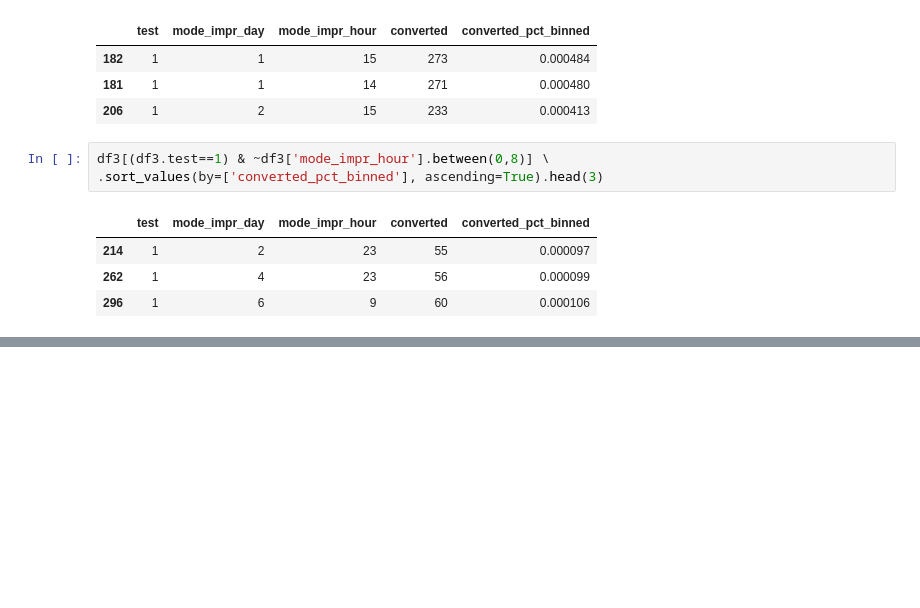
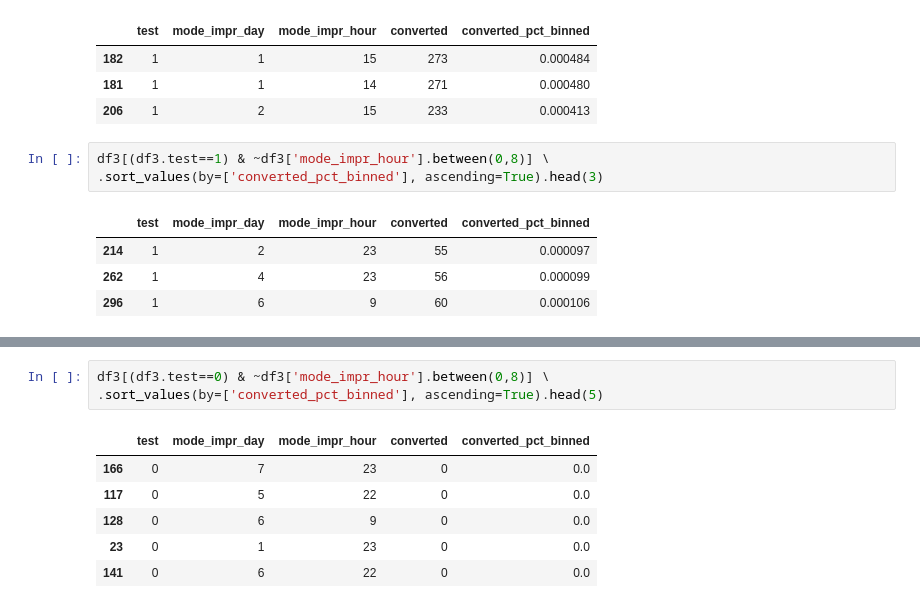
Before and after one commit to sayantansatpati/ewmba_haas, a Jupyter notebook: marketing/rocketfuel.ipynb, the cells around one changed output, grey strips where cells are left out. Drawn from its saved outputs; the diff is of its cells as text; blank space fills up the shorter version.

```diff
--- a/marketing/rocketfuel.ipynb
+++ b/marketing/rocketfuel.ipynb
@@ -495,3 +508,13 @@ df3[(df3.test==1) & ~df3['mode_impr_hour'].between(0,8)] \
+# %%
+df3[(df3.test==0) & ~df3['mode_impr_hour'].between(0,8)] \
+.sort_values(by=['converted_pct_binned'], ascending=True).head(5)
+# %% [output]
+|  | test | mode_impr_day | mode_impr_hour | converted | converted_pct_binned |
+| 166 | 0 | 7 | 23 | 0 | 0.0 |
+| 117 | 0 | 5 | 22 | 0 | 0.0 |
+| 128 | 0 | 6 | 9 | 0 | 0.0 |
+| 23 | 0 | 1 | 23 | 0 | 0.0 |
+| 141 | 0 | 6 | 22 | 0 | 0.0 |
 # %% [markdown]
 ### c. What days/hours is advertising the most/least effective?
 
```
Also changed, not shown: parts of 14 cells of this notebook, 1 other file.
